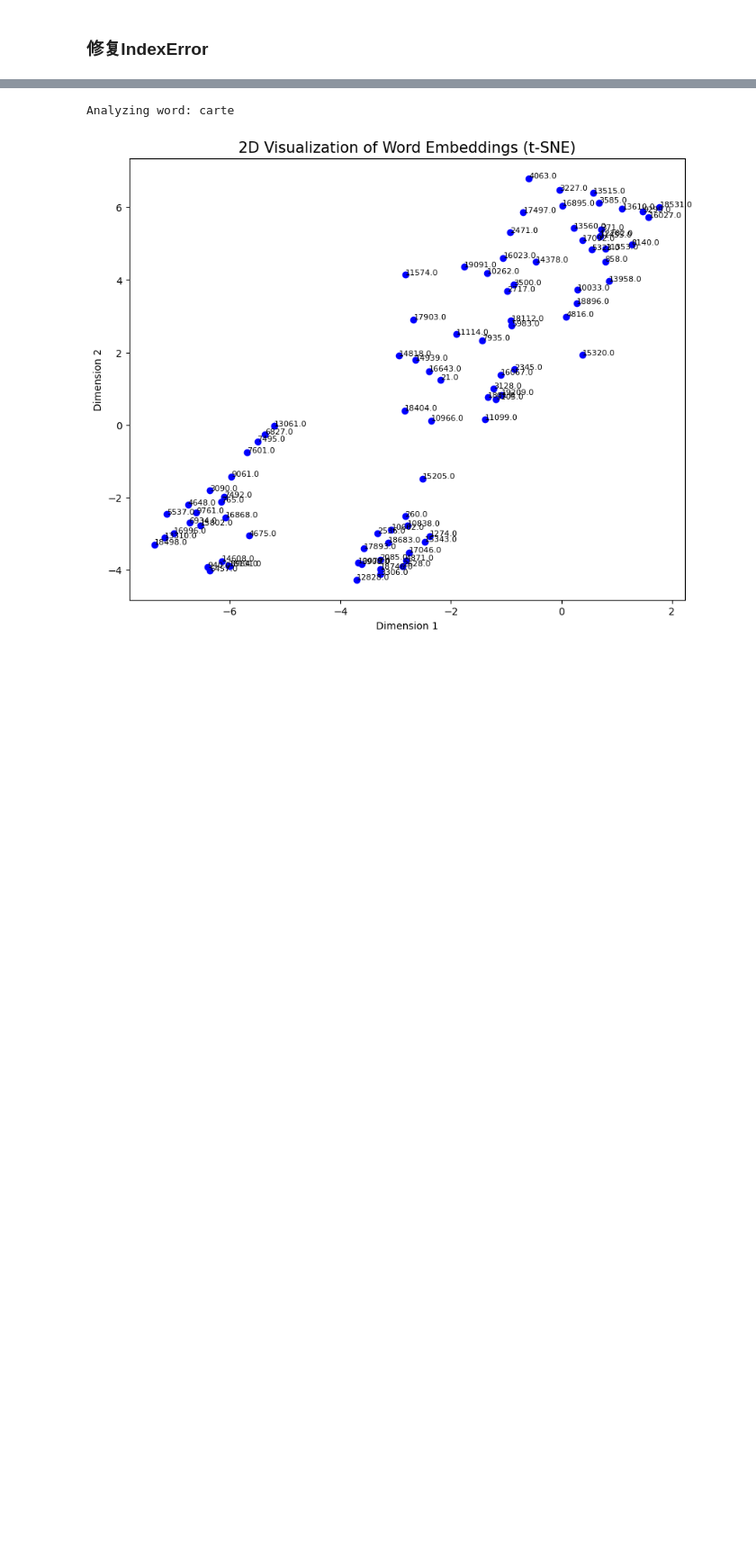
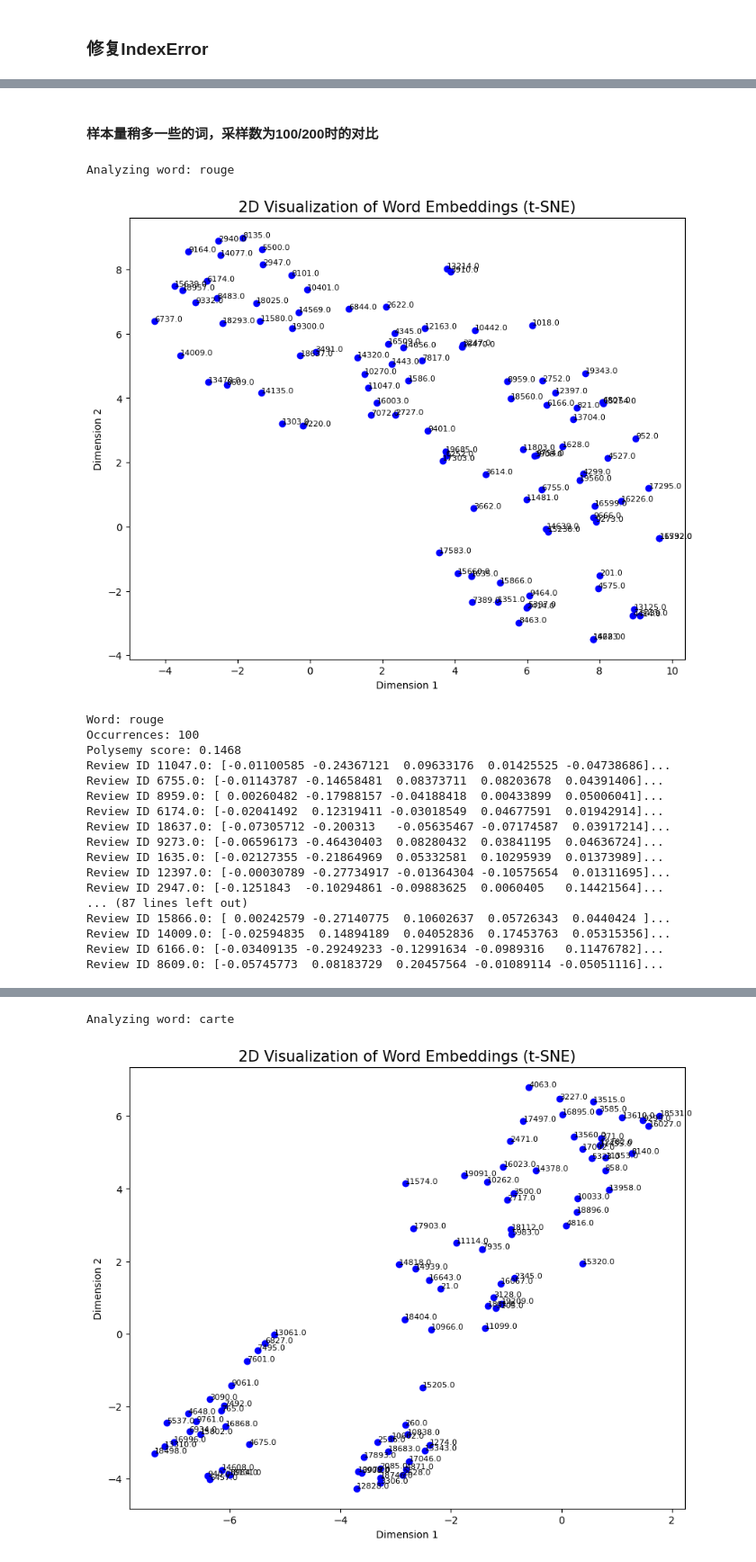
Before and after one commit to Flore-Z525/semantique_computionnelle_m2, a Jupyter notebook: ver4.ipynb, the cells around one changed output, grey strips where cells are left out. Shown at 90% size. Cells and saved outputs as stored; diff of their text form; code cells hidden in the pictures; blank space fills up the shorter version.

```diff
--- a/ver4.ipynb
+++ b/ver4.ipynb
@@ -2,0 +218,25 @@
+# %% [markdown]
+#### 样本量稍多一些的词，采样数为100/200时的对比
+# %%
+target_words = ['rouge']
+results = quick_polysemy_analysis(file_path, target_words, sample_size=100)
+# %% [output]
+Analyzing word: rouge
+[figure, added]
+Word: rouge
+Occurrences: 100
+Polysemy score: 0.1468
+Review ID 11047.0: [-0.01100585 -0.24367121  0.09633176  0.01425525 -0.04738686]...
+Review ID 6755.0: [-0.01143787 -0.14658481  0.08373711  0.08203678  0.04391406]...
+Review ID 8959.0: [ 0.00260482 -0.17988157 -0.04188418  0.00433899  0.05006041]...
+Review ID 6174.0: [-0.02041492  0.12319411 -0.03018549  0.04677591  0.01942914]...
+Review ID 18637.0: [-0.07305712 -0.200313   -0.05635467 -0.07174587  0.03917214]...
+Review ID 9273.0: [-0.06596173 -0.46430403  0.08280432  0.03841195  0.04636724]...
+Review ID 1635.0: [-0.02127355 -0.21864969  0.05332581  0.10295939  0.01373989]...
+Review ID 12397.0: [-0.00030789 -0.27734917 -0.01364304 -0.10575654  0.01311695]...
+Review ID 2947.0: [-0.1251843  -0.10294861 -0.09883625  0.0060405   0.14421564]...
+... (87 lines left out)
+Review ID 15866.0: [ 0.00242579 -0.27140775  0.10602637  0.05726343  0.0440424 ]...
+Review ID 14009.0: [-0.02594835  0.14894189  0.04052836  0.17453763  0.05315356]...
+Review ID 6166.0: [-0.03409135 -0.29249233 -0.12991634 -0.0989316   0.11476782]...
+Review ID 8609.0: [-0.05745773  0.08183729  0.20457564 -0.01089114 -0.05051116]...
```
Also changed, not shown: parts of 15 cells of this notebook.
